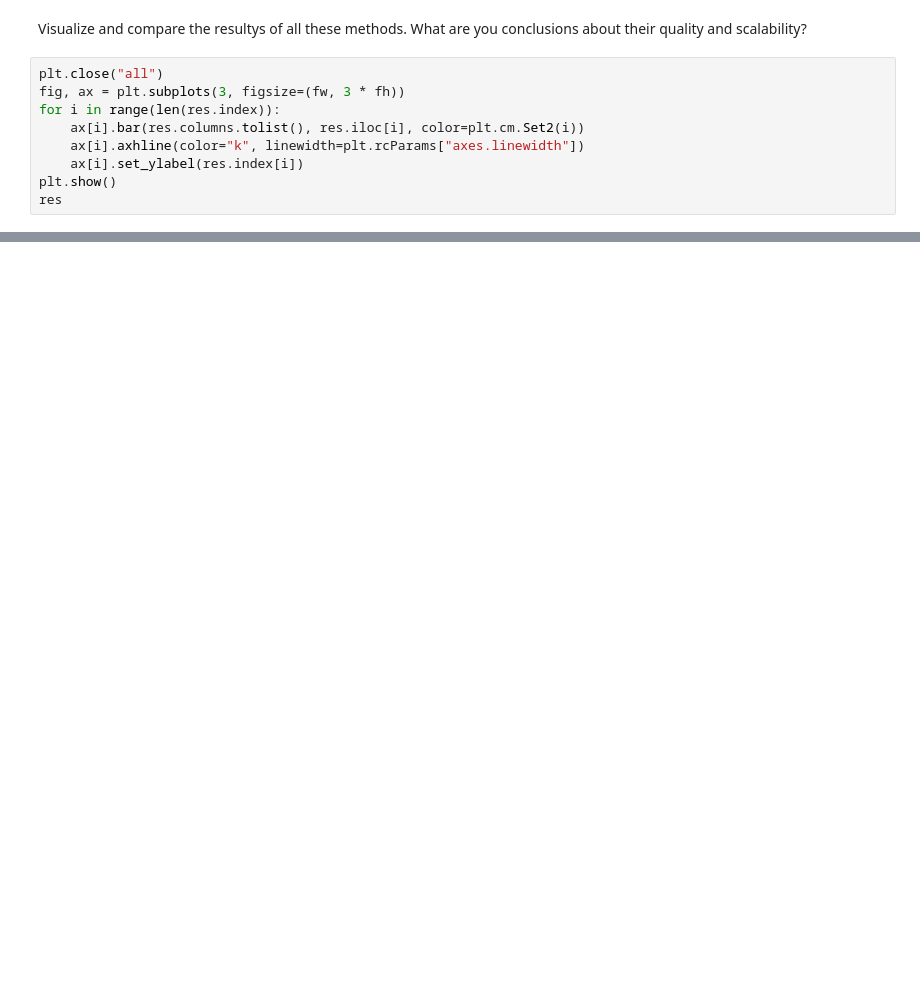
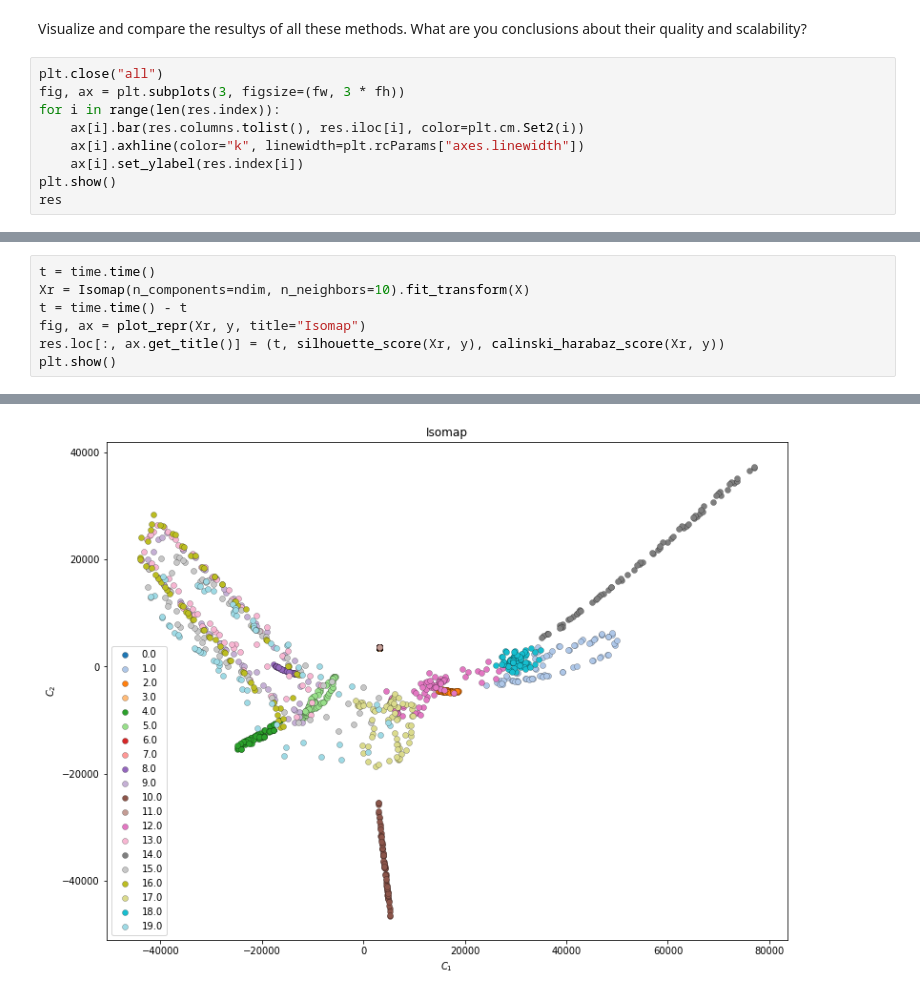
Before and after one commit to 0xSalim/data_visualization, a Jupyter notebook: TP8.ipynb, the cells around one changed output, grey strips where cells are left out. Cells and saved outputs as stored; diff of their text form; blank space fills up the shorter version.

```diff
--- a/TP8.ipynb
+++ b/TP8.ipynb
@@ -183,0 +291,8 @@ X = coil['X']
+# %%
+t = time.time()
+Xr = Isomap(n_components=ndim, n_neighbors=10).fit_transform(X)
+t = time.time() - t
+fig, ax = plot_repr(Xr, y, title="Isomap")
+res.loc[:, ax.get_title()] = (t, silhouette_score(Xr, y), calinski_harabaz_score(Xr, y))
+plt.show()
+# %% [output]
@@ -183,0 +319 @@ X = coil['X']
+[figure, added]
```
Also changed, not shown: parts of 17 cells of this notebook, 1 other file.
